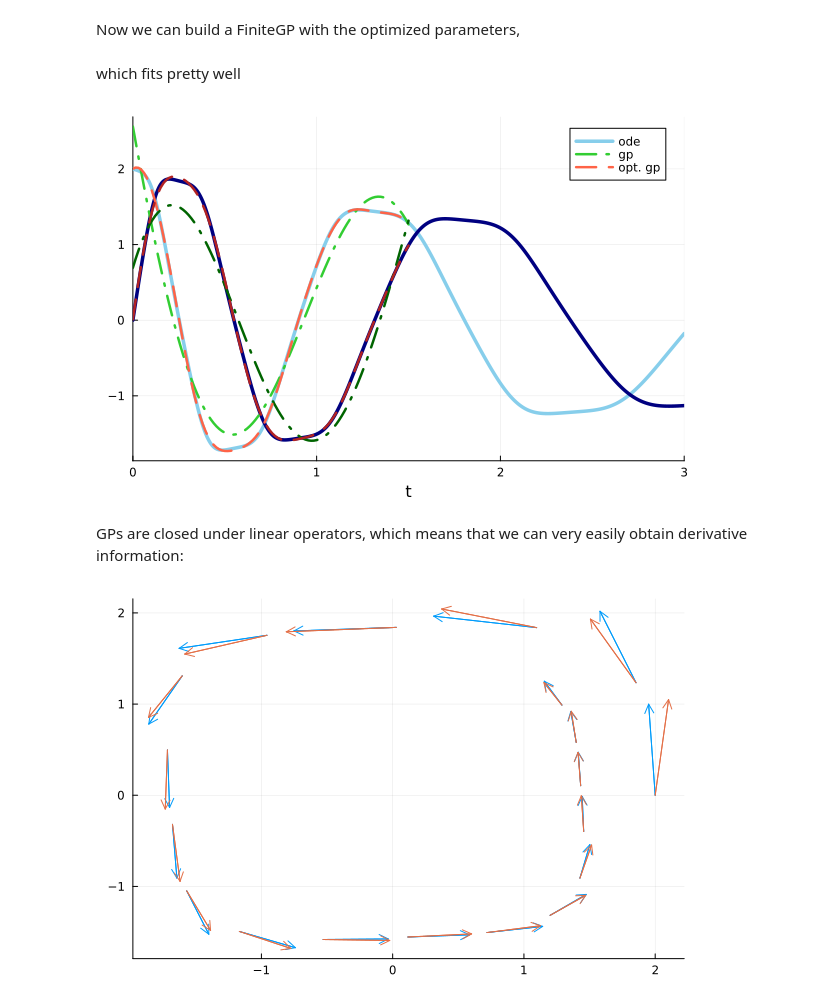
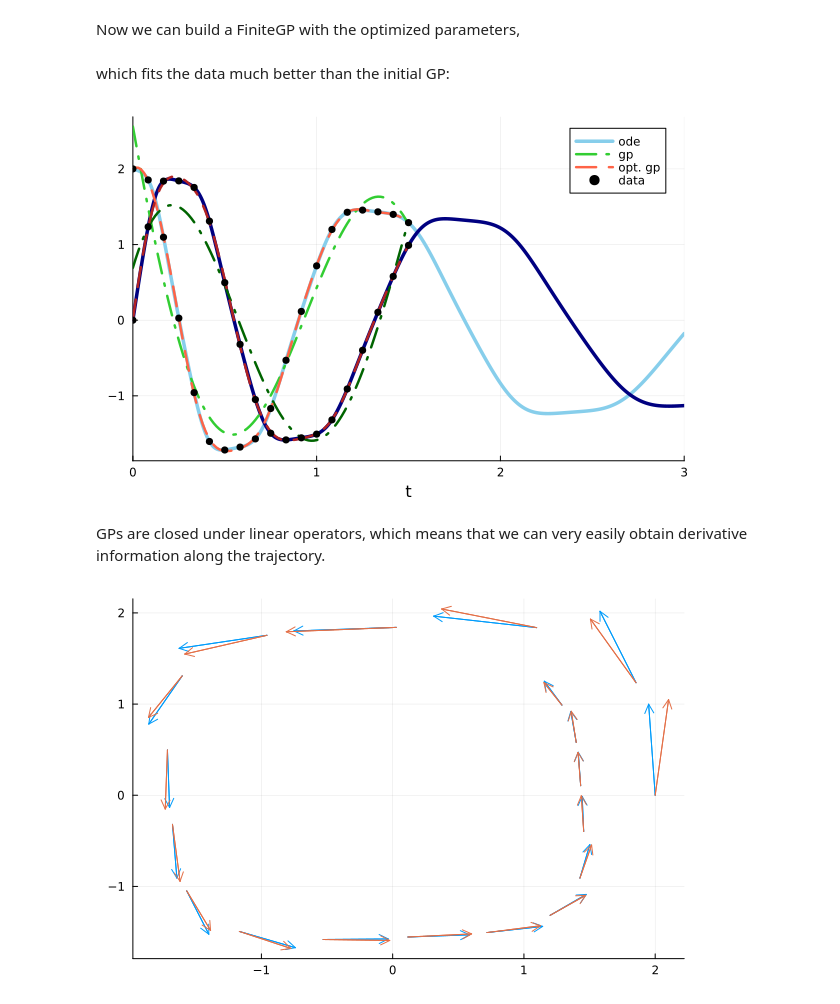
Before and after one commit to Crown421/GPDiffEq.jl, a Jupyter notebook: dev/examples/spiral.ipynb, the cells around one changed output. Saved outputs shown, nothing was run; the diff lists cells and outputs as text; code cells hidden in the pictures.

```diff
--- a/dev/examples/spiral.ipynb
+++ b/dev/examples/spiral.ipynb
@@ -94,39 +88,37 @@ Now we can build a FiniteGP with the optimized parameters,
 # %%
 optpost = buildgppost(optparams)
 nothing #hide
-# %% [markdown]
-which fits pretty well
+# %% [markdown]
+which fits the data much better than the initial GP:
 # %%
 t_plot = range(datatspan...; length=100)
 t_plot_mo = MOInput(t_plot, 2)
 opt_pred_mean = mean(optpost, t_plot_mo)
 opt_pred_mean = reshape(opt_pred_mean, :, 2)
 pred_mean = mean(gt_post, t_plot_mo)
 pred_mean = reshape(pred_mean, :, 2)
-# pred_cov = diag(cov(optpost, t_plot_mo))
-# pred_cov = reshape(pred_cov, :, 2)
-# plot!(t_plot, pred_mean; ribbons = pred_cov)
 plot(sol; label=["ode" ""], color=[:skyblue :navy], linewidth=3.5)
 plot!(
     t_plot,
     pred_mean;
     label=["gp" ""],
     color=[:limegreen :darkgreen],
     linewidth=2.5,
     linestyle=:dashdot,
 )
 plot!(
     t_plot,
     opt_pred_mean;
     label=["opt. gp" ""],
     color=[:tomato :firebrick],
     linewidth=2.5,
     linestyle=:dash,
 )
+scatter!(datatsteps, ode_data'; markersize=4, color=:black, label=["data" ""])
 # %% [output]
-[figure, old version]
+[figure, new version]
 # %% [markdown]
-GPs are closed under linear operators, which means that we can very easily obtain derivative information:
+GPs are closed under linear operators, which means that we can very easily obtain derivative information along the trajectory.
 # %%
 deriv_post = differentiate(optpost)
 du_pred_mean = mean(deriv_post, x)
```
Also changed, not shown: parts of 20 cells of this notebook, 35 other files.
